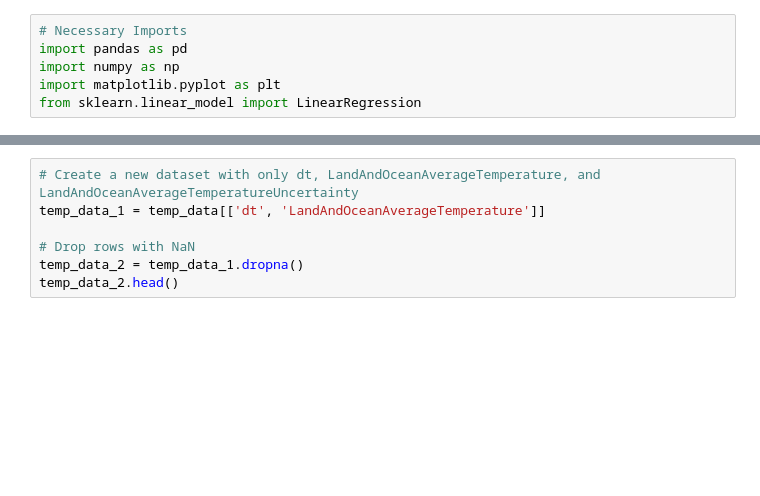
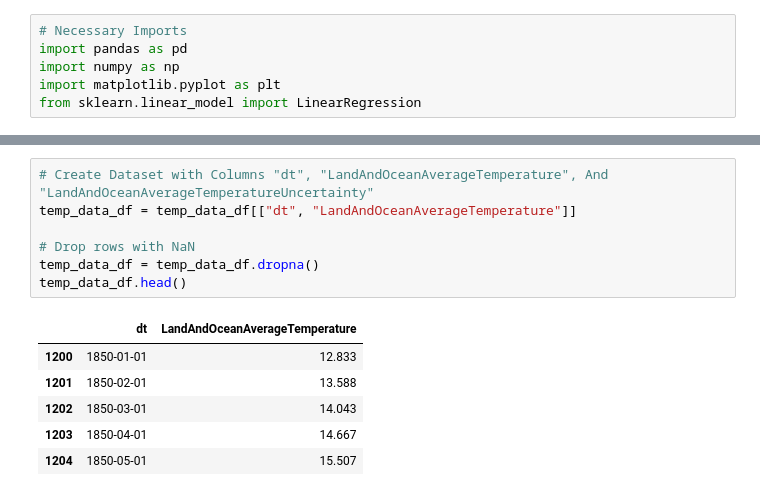
Before and after one commit to Khoi-Duong/ClimateChange, a Jupyter notebook: JupyterNotebook Files/Temperature Scrub All Years (MinMax).ipynb, the cells around one changed output, grey strips where cells are left out. Cells and saved outputs as stored; diff of their text form; blank space fills up the shorter version.

```diff
--- a/JupyterNotebook Files/Temperature Scrub All Years (MinMax).ipynb
+++ b/JupyterNotebook Files/Temperature Scrub All Years (MinMax).ipynb
@@ -17,10 +24,17 @@ temp_data.head()
 # %%
-# Create a new dataset with only dt, LandAndOceanAverageTemperature, and LandAndOceanAverageTemperatureUncertainty
-temp_data_1 = temp_data[['dt', 'LandAndOceanAverageTemperature']]
+# Create Dataset with Columns "dt", "LandAndOceanAverageTemperature", And "LandAndOceanAverageTemperatureUncertainty"
+temp_data_df = temp_data_df[["dt", "LandAndOceanAverageTemperature"]]
 
 # Drop rows with NaN
-temp_data_2 = temp_data_1.dropna()
-temp_data_2.head()
+temp_data_df = temp_data_df.dropna()
+temp_data_df.head()
+# %% [output]
+|  | dt | LandAndOceanAverageTemperature |
+| 1200 | 1850-01-01 | 12.833 |
+| 1201 | 1850-02-01 | 13.588 |
+| 1202 | 1850-03-01 | 14.043 |
+| 1203 | 1850-04-01 | 14.667 |
+| 1204 | 1850-05-01 | 15.507 |
 # %%
 # Disable the SettingWithCopyWarning warning
 pd.options.mode.chained_assignment = None
```
Also changed, not shown: parts of 7 cells of this notebook.
